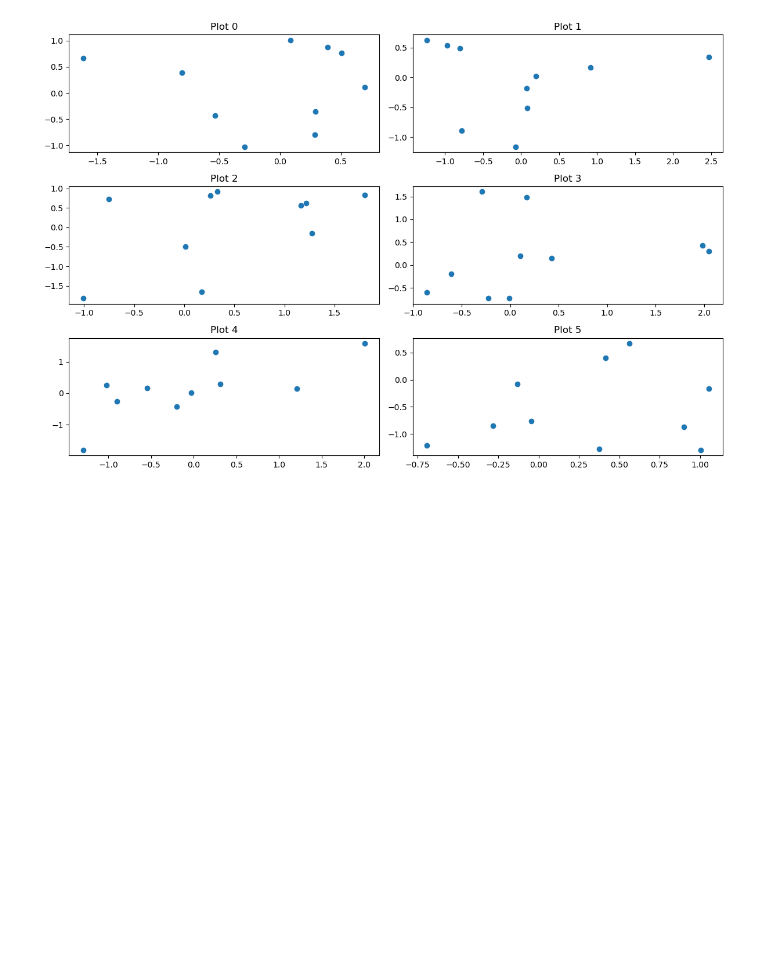
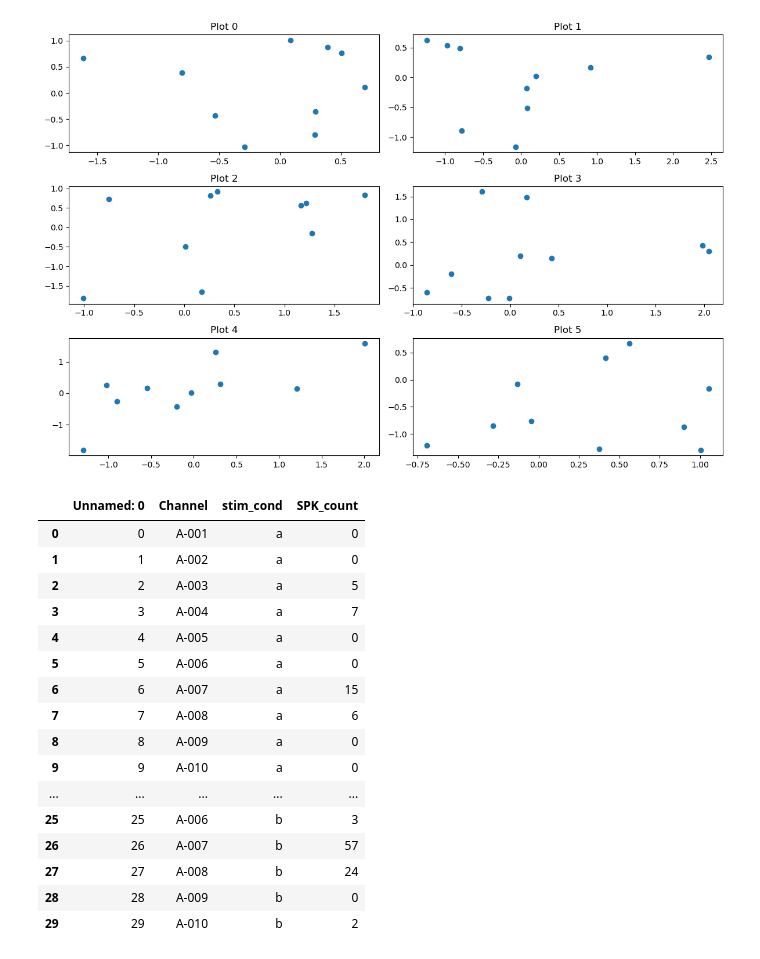
Before and after one commit to nurminenlab/realtime-analysis, a Jupyter notebook: scratchpad.ipynb, the cells around one changed output. Cells and saved outputs as stored; diff of their text form; code cells hidden in the pictures; blank space fills up the shorter version.

```diff
--- a/scratchpad.ipynb
+++ b/scratchpad.ipynb
@@ -54,3 +54,28 @@ plt.tight_layout()
 plt.show()
 # %% [output]
 [figure]
+# %%
+import pandas as pd
+import matplotlib.pyplot as plt
+import numpy as np
+
+data_df = pd.read_csv("CH_stim_SPK_data.csv")
+data_df.head(30)
+# %% [output]
+|  | Unnamed: 0 | Channel | stim_cond | SPK_count |
+| 0 | 0 | A-001 | a | 0 |
+| 1 | 1 | A-002 | a | 0 |
+| 2 | 2 | A-003 | a | 5 |
+| 3 | 3 | A-004 | a | 7 |
+| 4 | 4 | A-005 | a | 0 |
+| 5 | 5 | A-006 | a | 0 |
+| 6 | 6 | A-007 | a | 15 |
+| 7 | 7 | A-008 | a | 6 |
+| 8 | 8 | A-009 | a | 0 |
+| 9 | 9 | A-010 | a | 0 |
+| ... | ... | ... | ... | ... |
+| 25 | 25 | A-006 | b | 3 |
+| 26 | 26 | A-007 | b | 57 |
+| 27 | 27 | A-008 | b | 24 |
+| 28 | 28 | A-009 | b | 0 |
+| 29 | 29 | A-010 | b | 2 |
```
Also changed, not shown: parts of 1 cell of this notebook, 2 other files.
